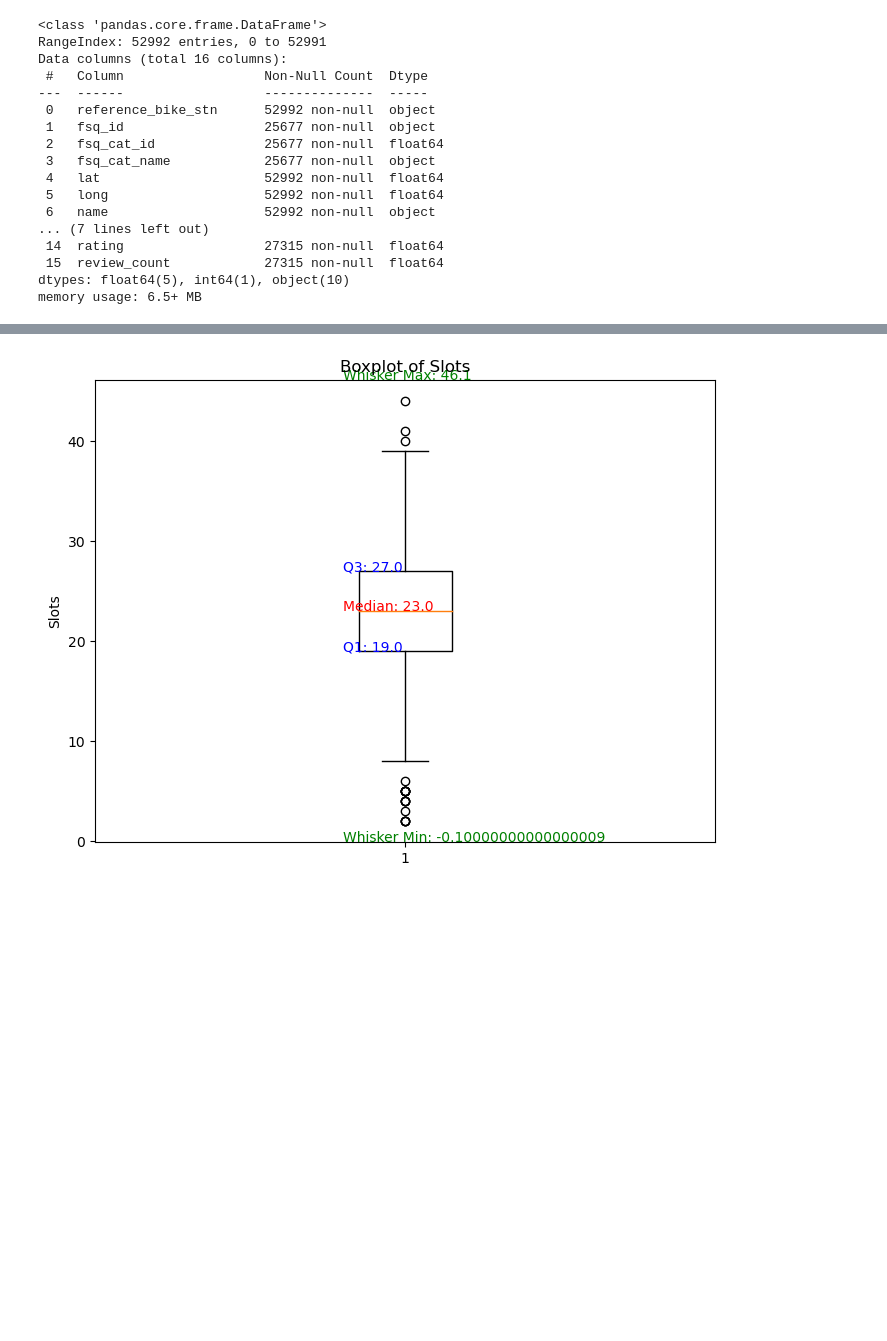
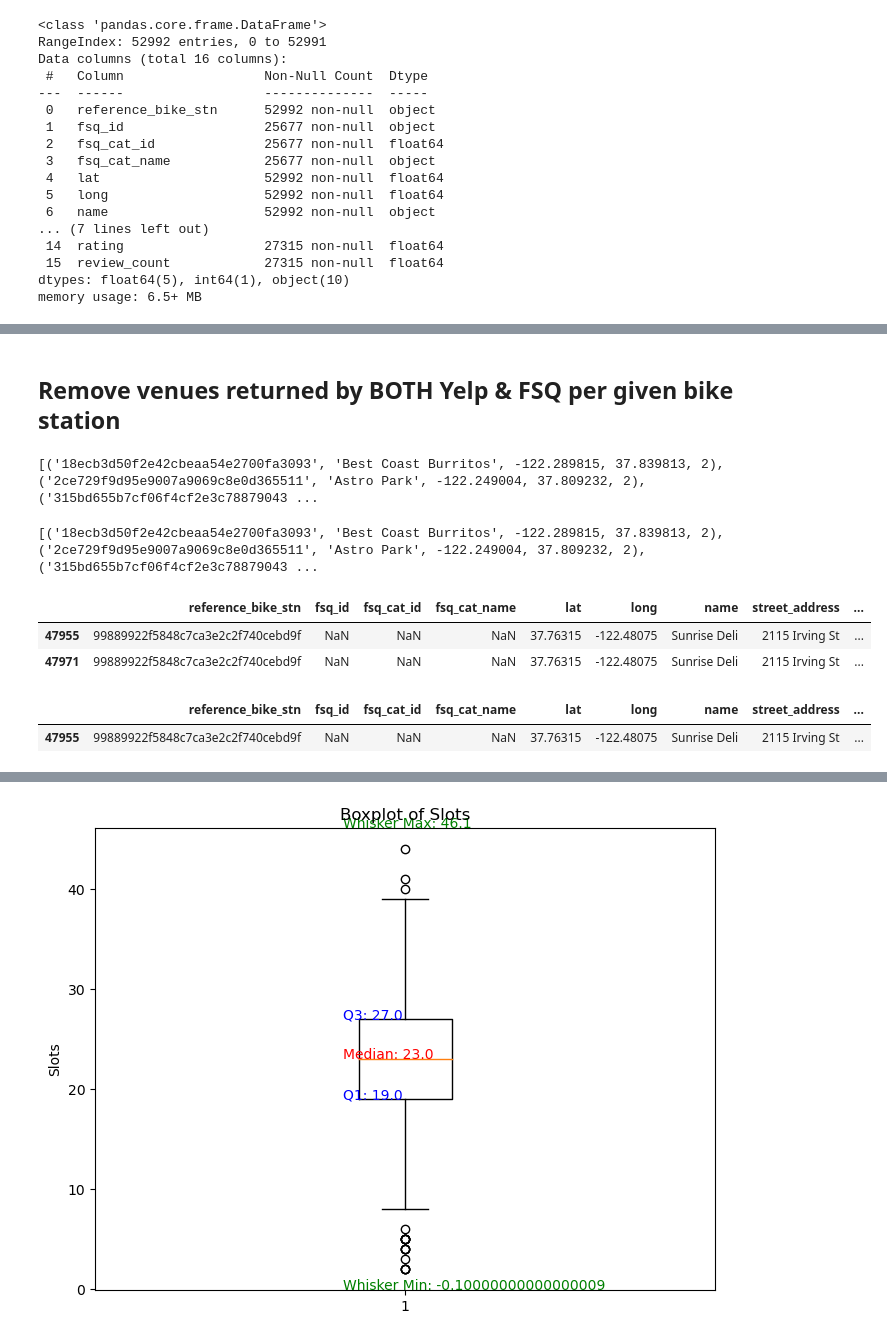
Before and after one commit to briggyx/biking_bayarea, a Jupyter notebook: docs/joining_data_and_EDA.ipynb, the cells around one changed output, grey strips where cells are left out. Saved outputs shown, nothing was run; the diff lists cells and outputs as text; code cells hidden in the pictures; blank space fills up the shorter version.

```diff
--- a/docs/joining_data_and_EDA.ipynb
+++ b/docs/joining_data_and_EDA.ipynb
@@ -89,3 +91,43 @@ combined_df.head(5)
 | 2 | d0e8f4f1834b7b33a3faf8882f567ab8 | 4b64bd80f964a52074cc2ae3 | 13064.0 | Pizzeria | 37.849316 | -122.271629 | Domino's Pizza | 3264 Adeline St | ... |
 | 3 | d0e8f4f1834b7b33a3faf8882f567ab8 | 4c12e9a51b5cef3b9cd7edc4 | 13102.0 | Cantonese Restaurant | 37.848703 | -122.270660 | Chen's Garden | 1818 Alcatraz Ave | ... |
 | 4 | d0e8f4f1834b7b33a3faf8882f567ab8 | 52fe4532498e80c8d231d768 | 13034.0 | Café | 37.850958 | -122.271077 | Rasa Caffe | 3140 Martin Luther King Jr Way | ... |
+# %% [markdown]
+## Remove venues returned by BOTH Yelp & FSQ per given bike station
+# %%
+repeated_venues_per_bikestn = fsq_yelp_parsing.find_repeat_venues(combined_df)
+print(repeated_venues_per_bikestn)
+# %% [output]
+[('18ecb3d50f2e42cbeaa54e2700fa3093', 'Best Coast Burritos', -122.289815, 37.839813, 2), ('2ce729f9d95e9007a9069c8e0d365511', 'Astro Park', -122.249004, 37.809232, 2), ('315bd655b7cf06f4cf2e3c78879043 ...
+# %%
+# Remove the entry returned by FSQ (since it contains less info) for a given bike station where the same venue is returned by both APIs
+for item in repeated_venues_per_bikestn:
+    reference_bike_stn = item[0]
+    name = item[1]
+    long = item[2]
+    lat = item[3]
+
+    mask = (combined_df['reference_bike_stn'] == reference_bike_stn) & \
+           (combined_df['name'] == name) & \
+           (combined_df['long'] == long) & \
+           (combined_df['lat'] == lat)
+
+    mask &= (combined_df['fsq_id'].notnull())
+
+    combined_df.drop(combined_df[mask].index, inplace=True)
+
+combined_df.reset_index(drop=True, inplace=True)
+# %%
+# Check that there are no more repeated venues returned per bike station
+repeated_venues_per_bikestn = fsq_yelp_parsing.find_repeat_venues(combined_df)
+print(repeated_venues_per_bikestn)
+# %% [output]
+[('18ecb3d50f2e42cbeaa54e2700fa3093', 'Best Coast Burritos', -122.289815, 37.839813, 2), ('2ce729f9d95e9007a9069c8e0d365511', 'Astro Park', -122.249004, 37.809232, 2), ('315bd655b7cf06f4cf2e3c78879043 ...
+# %%
+# There is one repeated venue that remains
+# It looks like a mistake was probably make on Yelp's part
+filtered = combined_df[(combined_df['reference_bike_stn'] == '99889922f5848c7ca3e2c2f740cebd9f') & (combined_df['name'] == 'Sunrise Deli')]
+filtered
+# %% [output]
+|  | reference_bike_stn | fsq_id | fsq_cat_id | fsq_cat_name | lat | long | name | street_address | ... |
+| 47955 | 99889922f5848c7ca3e2c2f740cebd9f | NaN | NaN | NaN | 37.76315 | -122.48075 | Sunrise Deli | 2115 Irving St | ... |
+| 47971 | 99889922f5848c7ca3e2c2f740cebd9f | NaN | NaN | NaN | 37.76315 | -122.48075 | Sunrise Deli | 2115 Irving St | ... |
@@ -91,0 +137,7 @@ combined_df.head(5)
+# %%
+# Confirm that the correct row was deleted
+filtered = combined_df[(combined_df['reference_bike_stn'] == '99889922f5848c7ca3e2c2f740cebd9f') & (combined_df['name'] == 'Sunrise Deli')]
+filtered
+# %% [output]
+|  | reference_bike_stn | fsq_id | fsq_cat_id | fsq_cat_name | lat | long | name | street_address | ... |
+| 47955 | 99889922f5848c7ca3e2c2f740cebd9f | NaN | NaN | NaN | 37.76315 | -122.48075 | Sunrise Deli | 2115 Irving St | ... |
```
Also changed, not shown: parts of 9 cells of this notebook, 2 other files.
